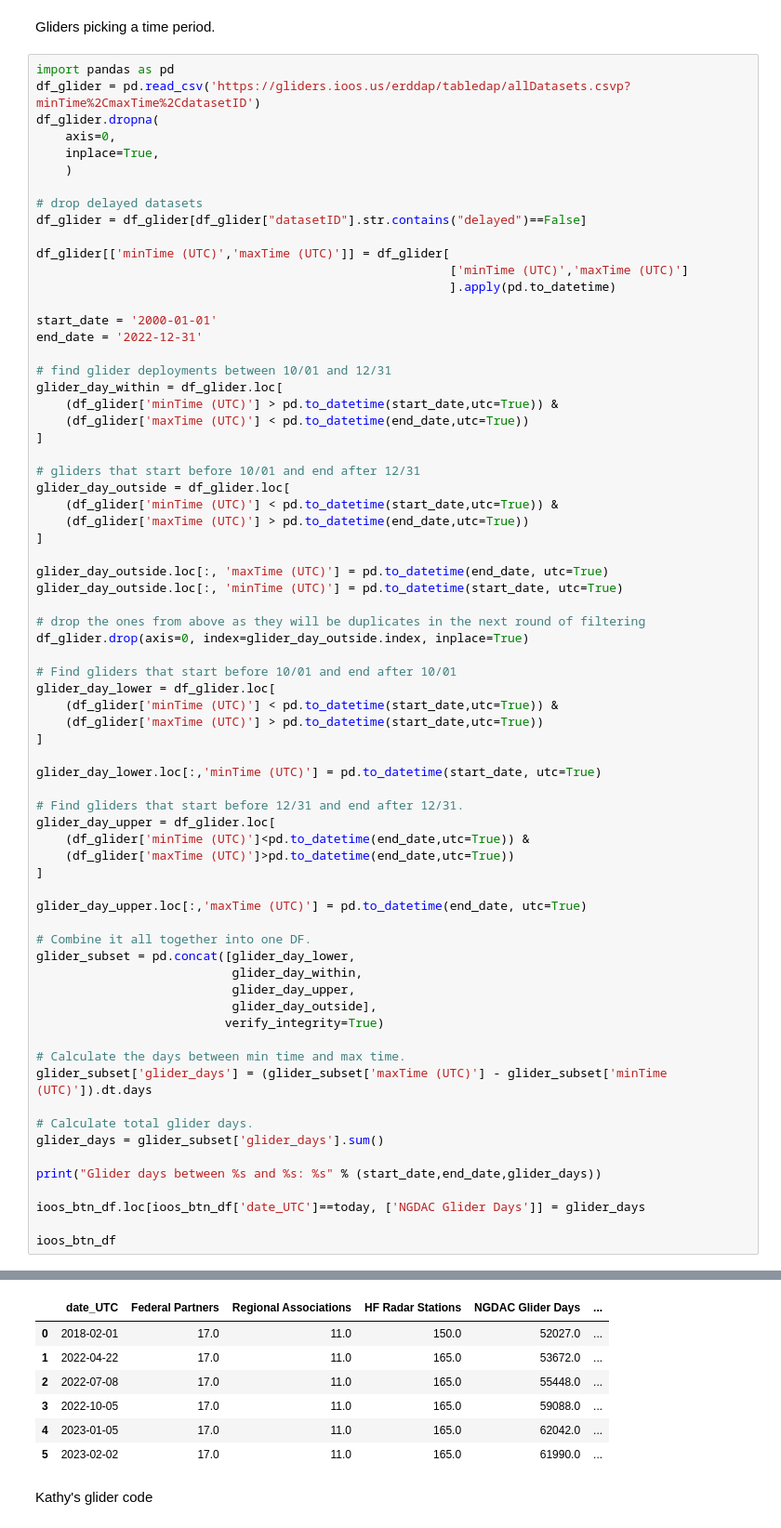
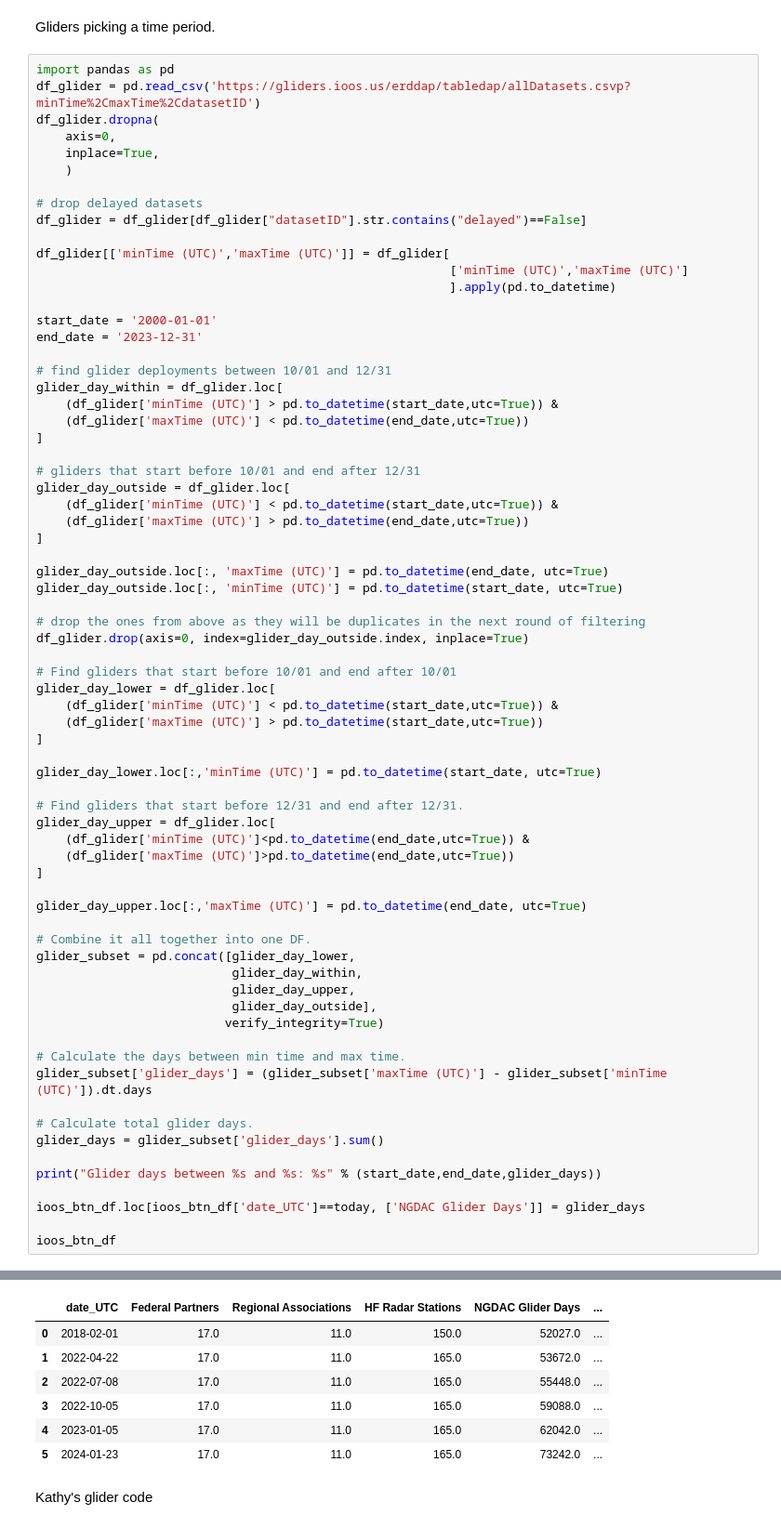
Before and after one commit to ioos/ioos_metrics, a Jupyter notebook: IOOS_BTN.ipynb, the cells around one changed output, grey strips where cells are left out. Shown: that part at 93% size. Saved outputs shown, nothing was run; the diff lists cells and outputs as text.

```diff
--- a/IOOS_BTN.ipynb
+++ b/IOOS_BTN.ipynb
@@ -287,7 +287,7 @@ df_glider[['minTime (UTC)','maxTime (UTC)']] = df_glider[
                                                          ].apply(pd.to_datetime)
 
 start_date = '2000-01-01'
-end_date = '2022-12-31'
+end_date = '2023-12-31'
 
 # find glider deployments between 10/01 and 12/31
 glider_day_within = df_glider.loc[
@@ -351,10 +351,10 @@ See the caveats in the documentation: https://pandas.pydata.org/pandas-docs/stab
 |  | date_UTC | Federal Partners | Regional Associations | HF Radar Stations | NGDAC Glider Days | ... |
 | 0 | 2018-02-01 | 17.0 | 11.0 | 150.0 | 52027.0 | ... |
 | 1 | 2022-04-22 | 17.0 | 11.0 | 165.0 | 53672.0 | ... |
 | 2 | 2022-07-08 | 17.0 | 11.0 | 165.0 | 55448.0 | ... |
 | 3 | 2022-10-05 | 17.0 | 11.0 | 165.0 | 59088.0 | ... |
 | 4 | 2023-01-05 | 17.0 | 11.0 | 165.0 | 62042.0 | ... |
-| 5 | 2023-02-02 | 17.0 | 11.0 | 165.0 | 61990.0 | ... |
+| 5 | 2024-01-23 | 17.0 | 11.0 | 165.0 | 73242.0 | ... |
 # %% [markdown]
 Kathy's glider code
 # %%
```
Also changed, not shown: parts of 37 cells of this notebook.
